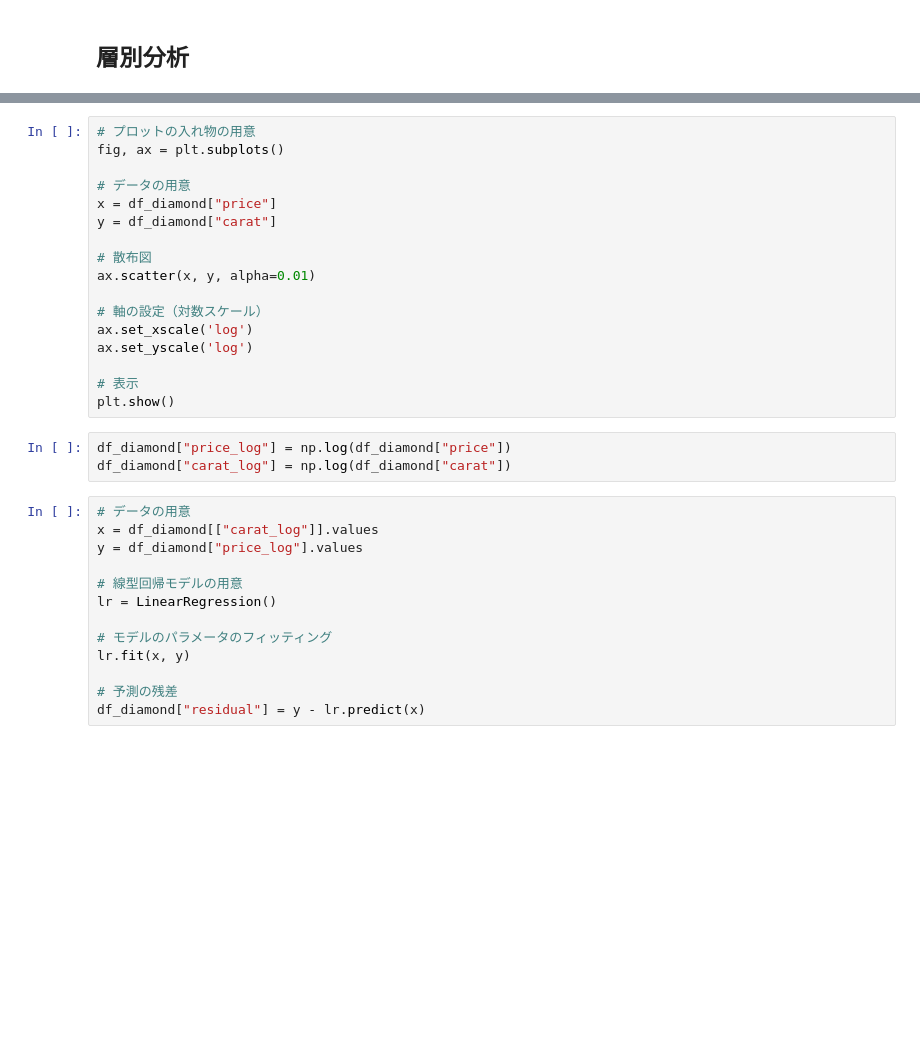
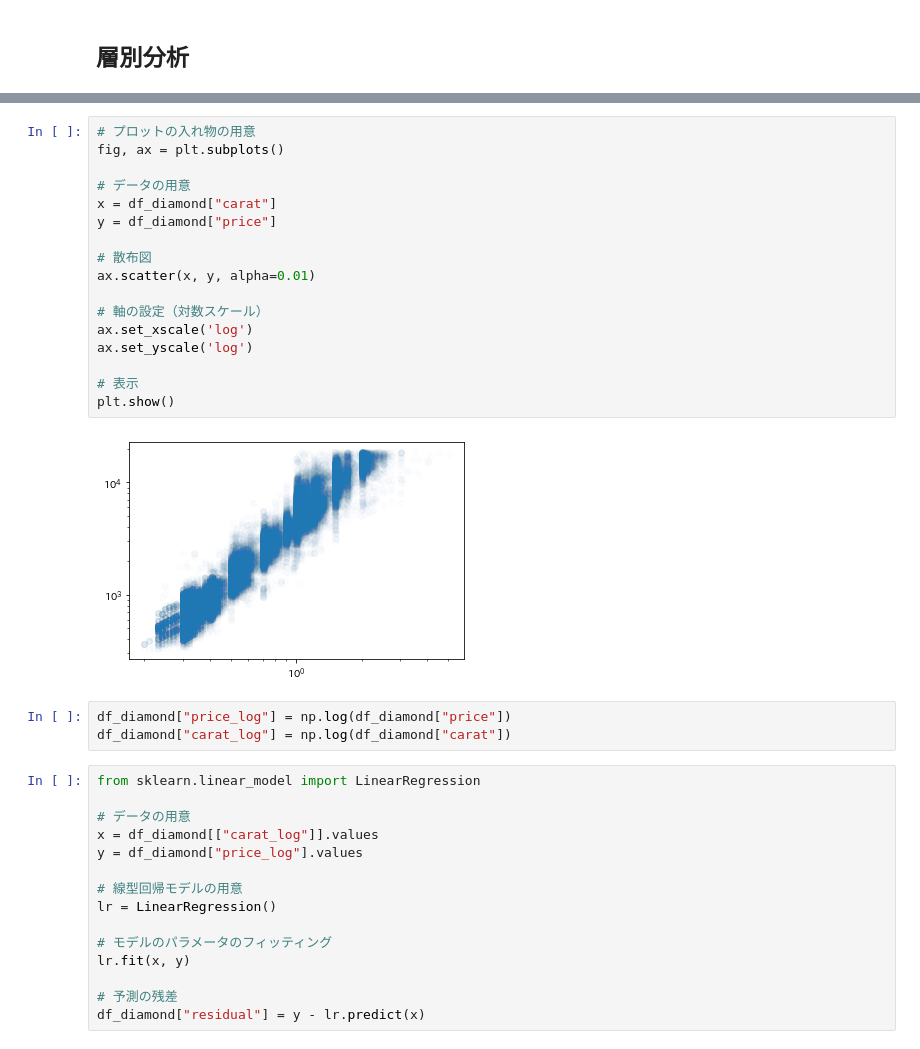
Before and after one commit to tsuboshun/begin-python, a Jupyter notebook: _sources/lecture14.ipynb, the cells around one changed output, grey strips where cells are left out. Cells and saved outputs as stored; diff of their text form; blank space fills up the shorter version.

```diff
--- a/_sources/lecture14.ipynb
+++ b/_sources/lecture14.ipynb
@@ -94,24 +124,28 @@ plt.show()
 # %%
 # プロットの入れ物の用意
 fig, ax = plt.subplots()
 
 # データの用意
-x = df_diamond["price"]
-y = df_diamond["carat"]
+x = df_diamond["carat"]
+y = df_diamond["price"]
 
 # 散布図
 ax.scatter(x, y, alpha=0.01)
 
 # 軸の設定（対数スケール）
 ax.set_xscale('log')
 ax.set_yscale('log')
 
 # 表示
 plt.show()
+# %% [output]
+[figure, added]
 # %%
 df_diamond["price_log"] = np.log(df_diamond["price"])
 df_diamond["carat_log"] = np.log(df_diamond["carat"])
 # %%
+from sklearn.linear_model import LinearRegression
+
 # データの用意
 x = df_diamond[["carat_log"]].values
 y = df_diamond["price_log"].values
```
Also changed, not shown: parts of 22 cells of this notebook, 15 other files.
